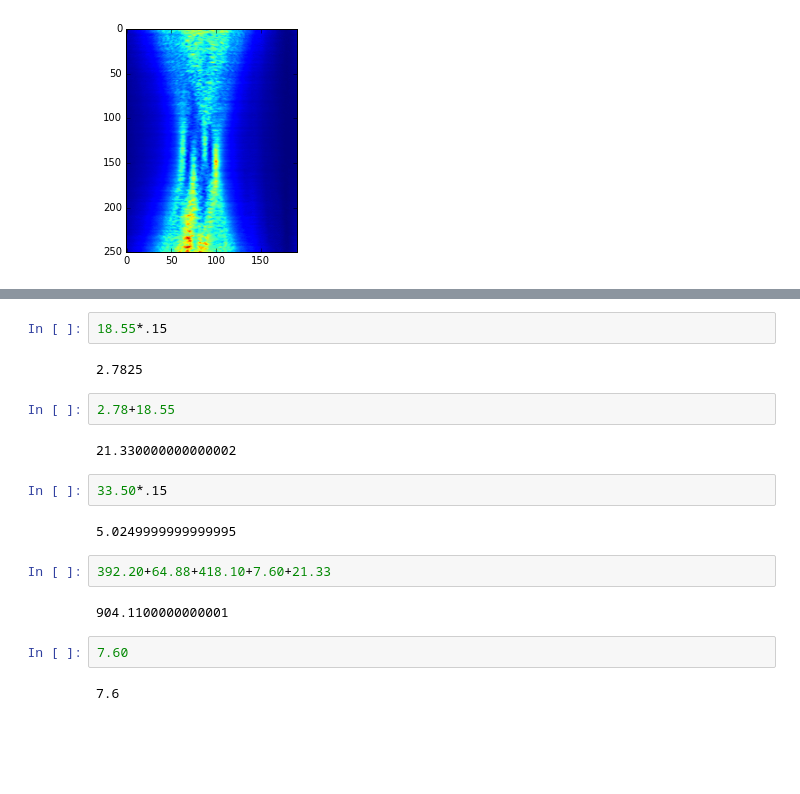
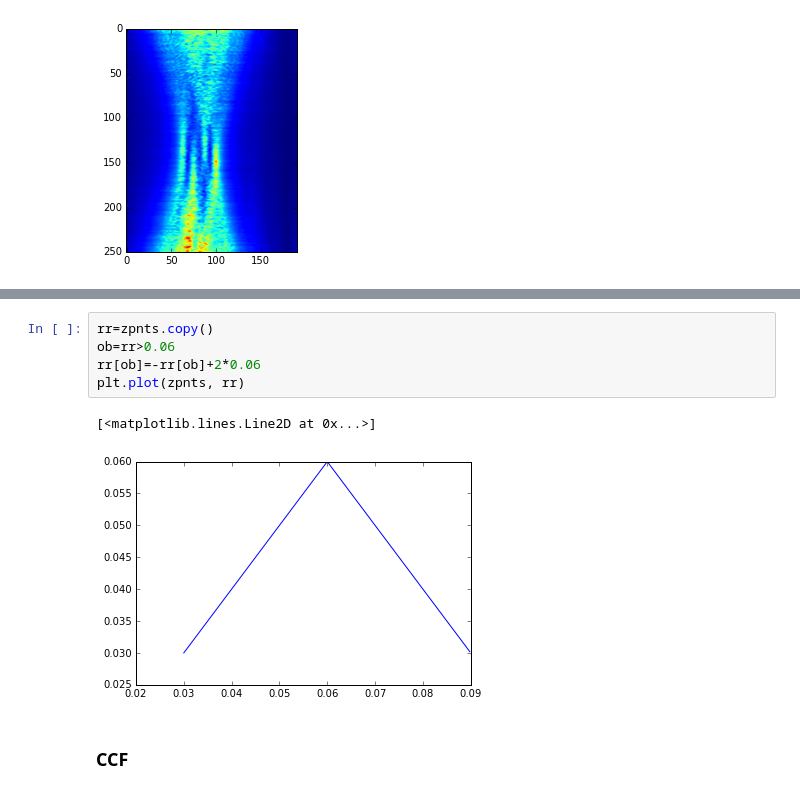
Before and after one commit to vlchaplin/VeraUSpub, a Jupyter notebook: py/RfProbe_CoReg.ipynb, the cells around one changed output, grey strips where cells are left out. Saved outputs shown, nothing was run; the diff lists cells and outputs as text; blank space fills up the shorter version.

```diff
--- a/py/RfProbe_CoReg.ipynb
+++ b/py/RfProbe_CoReg.ipynb
@@ -284,20 +387,10 @@ plt.imshow((1+np.abs(hilbert(mu1))))
-# %%
-18.55*.15
-# %% [output]
-2.7825
-# %%
-2.78+18.55
-# %% [output]
-21.330000000000002
-# %%
-33.50*.15
-# %% [output]
-5.0249999999999995
-# %%
-392.20+64.88+418.10+7.60+21.33
-# %% [output]
-904.1100000000001
-# %%
-7.60
-# %% [output]
-7.6
+# %%
+rr=zpnts.copy()
+ob=rr>0.06
+rr[ob]=-rr[ob]+2*0.06
+plt.plot(zpnts, rr)
+# %% [output]
+[<matplotlib.lines.Line2D at 0x...>]
+[figure, added]
+# %% [markdown]
+### CCF
```
Also changed, not shown: parts of 67 cells of this notebook, 5 other files.
